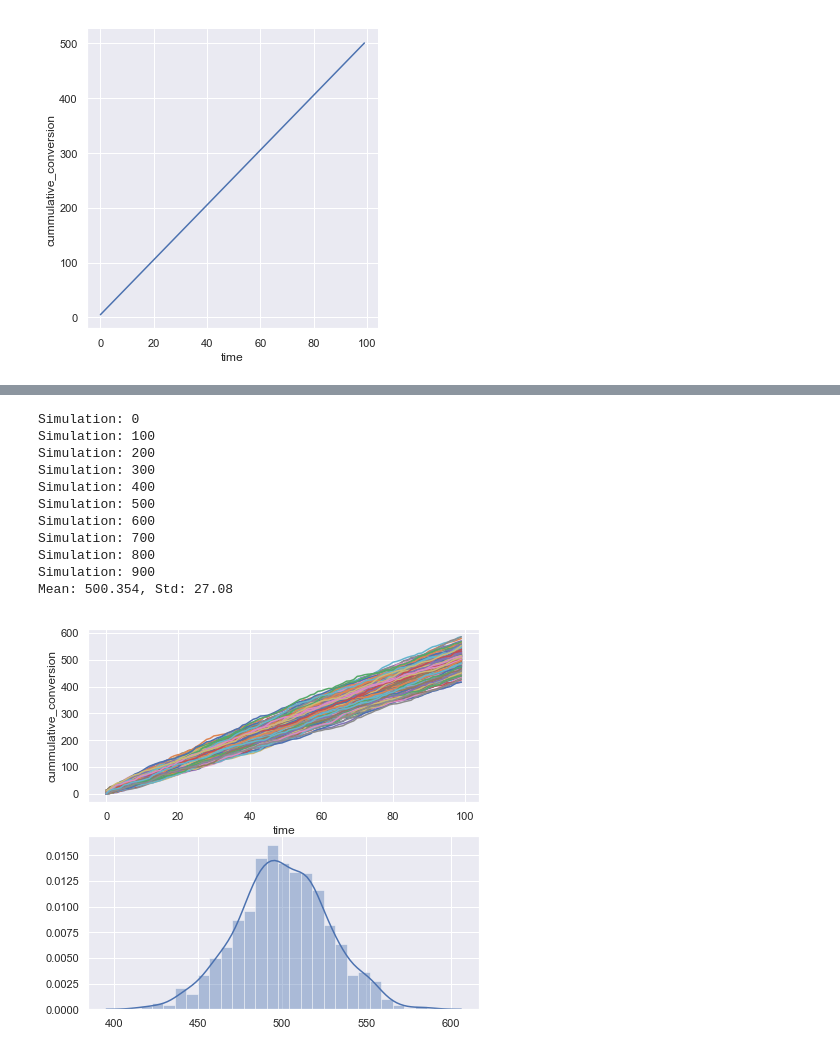
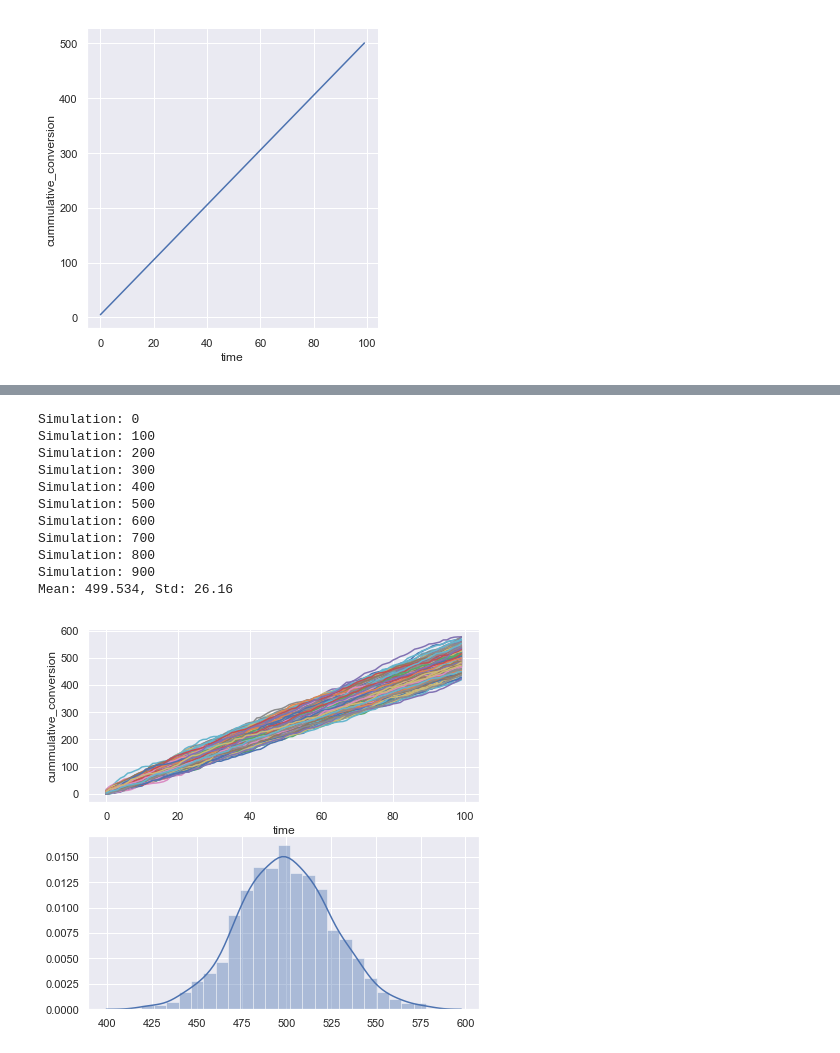
Before and after one commit to imrehg/mc-model-playground, a Jupyter notebook: index.ipynb, the cells around one changed output, grey strips where cells are left out. Drawn from its saved outputs; the diff is of its cells as text; code cells hidden in the pictures.

```diff
--- a/index.ipynb
+++ b/index.ipynb
@@ -50,15 +49,14 @@ sns.relplot(x="time", y="cummulative_conversion", kind="line", data=results1)
 timesteps = 100
 
 # Set random seed
-np.random.seed(0)  # this is not really needed here, just reference
-ot.RandomGenerator.SetSeed(0)  # needed since we use OpenTURNS for the distribution
+np.random.seed(0)
 
 def probabilistic(visitors, conversion, timesteps):
     results = np.zeros((timesteps, 3))
     results[:, 0] = np.arange(0, timesteps)
-    distribution = ot.Bernoulli(conversion)
+    distribution = stats.bernoulli(conversion)
     for i in range(0, timesteps):
-        results[i, 1] = np.sum(distribution.getSample(np.int(visitors)))
+        results[i, 1] = np.sum(distribution.rvs(np.int(visitors)))
         if i > 0:
             results[i, 2] = results[i-1, 2] + results[i, 1]
         else:
@@ -139,17 +137,17 @@ Mean: 500.543, Std: 21.94
 # %%
-ot.RandomGenerator.SetSeed(0)
+np.random.seed(0)
 
-visitors2 = ot.Normal(visitors1, 20)
-conversion2 = ot.Normal(conversion1, 0.01)
+visitors2 = stats.norm(visitors1, 20)
+conversion2 = stats.norm(conversion1, 0.01)
 
 def probabilistic_dist(visitors, conversion, timesteps):
     results = np.zeros((timesteps, 4))
     results[:, 0] = np.arange(0, timesteps)
     for i in range(0, timesteps):
-        conversion_now = ot.Bernoulli(conversion.getSample(1)[0][0])
-        visitors_now = np.int(np.round(visitors.getSample(1)[0][0]))
+        conversion_now = stats.bernoulli(conversion.rvs())
+        visitors_now = np.int(np.round(visitors.rvs()))
         results[i, 1] = visitors_now
-        results[i, 2] = np.sum(conversion_now.getSample(visitors_now))
+        results[i, 2] = np.sum(conversion_now.rvs(visitors_now))
         if i > 0:
             results[i, 3] = results[i-1, 3] + results[i, 2]
         else:
@@ -183,33 +181,33 @@ sns.relplot(x="time", y="cummulative_conversion", kind="line", data=results_mc1)
 # %%
-ot.RandomGenerator.SetSeed(0)
+np.random.seed(0)
 
 repeats = 1000
 f, axes = plt.subplots(2, 1, figsize=(7, 7))
-v = visitors2.getSample(repeats)
-c = conversion2.getSample(repeats)
+v = visitors2.rvs(repeats)
+c = conversion2.rvs(repeats)
 finals = np.zeros(repeats)
 
 for i in range(repeats):
     if i % 100 == 0:
         # To show progress
         print("Simulation: {}".format(i))
     res = probabilistic_dist(visitors2, conversion2, timesteps)
     finals[i] = res['cummulative_conversion'].tail(1)
     sns.lineplot(x="time", y="cummulative_conversion", data=res, ax=axes[0])
 
 sns.distplot(finals, ax=axes[1]);
 
 print("Mean: {0}, Std: {1:.4}".format(np.mean(finals), np.std(finals)))
 # %% [output]
 Simulation: 0
 Simulation: 100
 Simulation: 200
 Simulation: 300
 Simulation: 400
 Simulation: 500
 Simulation: 600
 Simulation: 700
 Simulation: 800
 Simulation: 900
-Mean: 500.354, Std: 27.08
+Mean: 499.534, Std: 26.16
-[figure, old version]
+[figure, new version]
```
Also changed, not shown: parts of 6 cells of this notebook.
